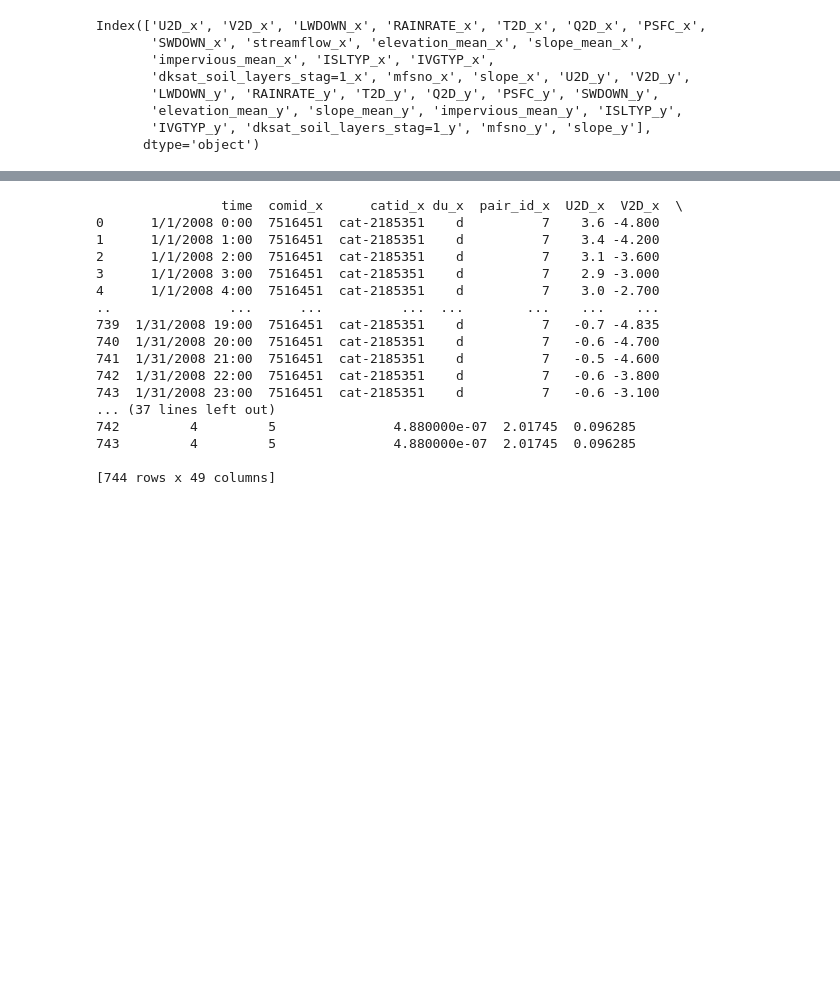
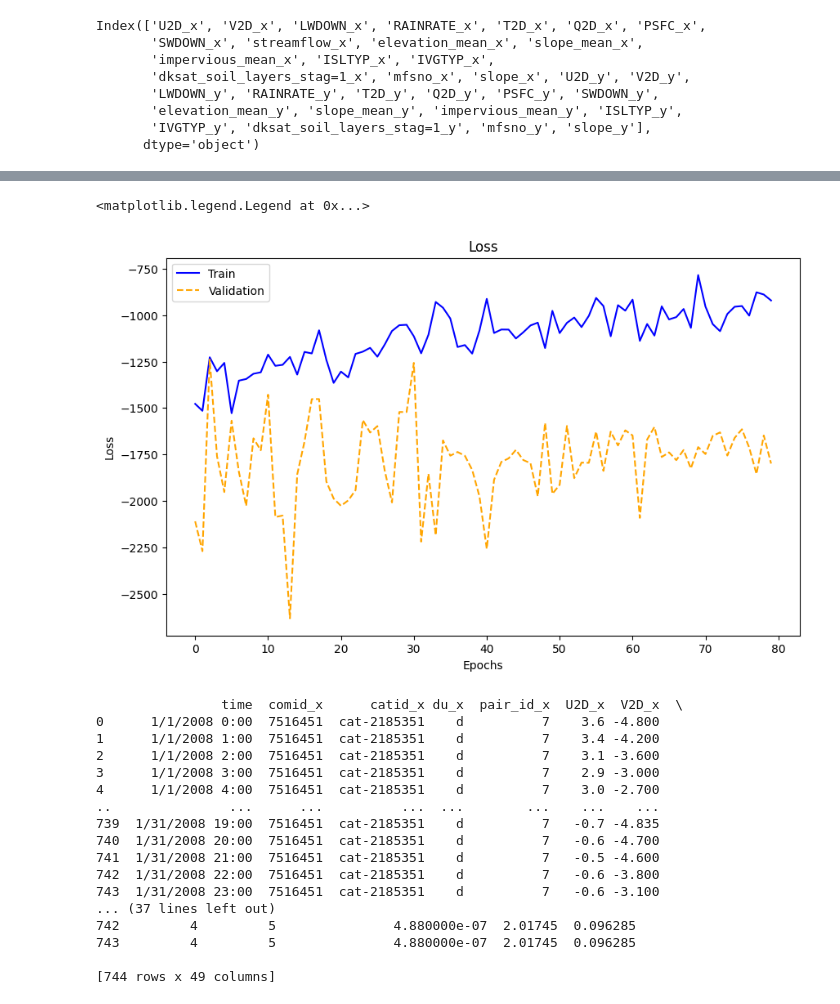
Before and after one commit to quinnylee/nwm_network_lstm_test, a Jupyter notebook: data_train.ipynb, the cells around one changed output, grey strips where cells are left out. Cells and saved outputs as stored; diff of their text form; code cells hidden in the pictures; blank space fills up the shorter version.

```diff
--- a/data_train.ipynb
+++ b/data_train.ipynb
@@ -721,3 +760,16 @@ plt.legend()
+# %%
+plt.figure(figsize=(10, 6))
+plt.plot(NSE_train[-80:], label='Train', color='blue')
+plt.plot(NSE_val[-80:], label='Validation', color='orange', linestyle = '--')
+
+# Adding labels and title
+plt.xlabel('Epochs')
+plt.ylabel('Loss')
+plt.title('Loss')
+plt.legend()
+# %% [output]
+<matplotlib.legend.Legend at 0x...>
+[figure, added]
 # %%
 # print(NSE_val[:-10])
 # %%
```
Also changed, not shown: parts of 24 cells of this notebook, 2 other files.
